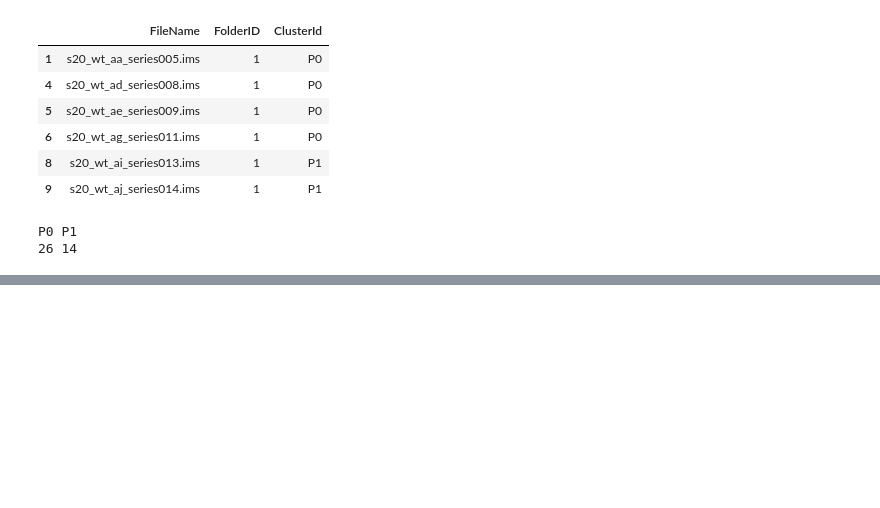
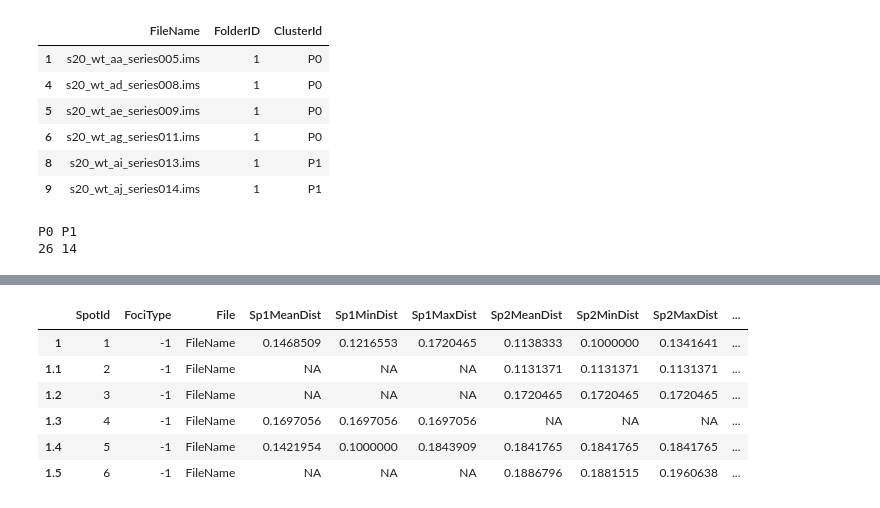
Before and after one commit to Menigedegna/Point-Pattern-Analysis, a Jupyter notebook: RNA PolII Data processing.ipynb, the cells around one changed output, grey strips where cells are left out. Saved outputs shown, nothing was run; the diff lists cells and outputs as text; code cells hidden in the pictures; blank space fills up the shorter version.

```diff
--- a/RNA PolII Data processing.ipynb
+++ b/RNA PolII Data processing.ipynb
@@ -565,22 +567,29 @@ ProcessOneSimImage<-function(MotherFolder, ImageId,ImageIdVert, FileName, MaskId
 ProcessOneFOlder<-function(HightPath, SelectedIMages, DataType){
   Result <- data.frame(matrix(,nrow=0, ncol=51)) #will contain intensities of spots (n+DAPI)
   MaskID <- 1 #I only process spots that are simulated outside of chromocenters and nucleolus
-  for (highFol in c(2))
+  for (highFol in c(1))
   #for (highFol in c(1,3,4,5))
   #for (highFol in c(2)) #folder 2 is the heaviest folder. So I am running it seperately on another pc
     {
-    #MotherFolder <- paste(HightPath, highFol,"XTSimulateRandomSpots_Result", sep="/")#for linux
-    MotherFolder <- paste(HightPath, highFol,"XTSimulateRandomSpots_Result", sep="\\")#for windows
+    #GET FILENAMES IN filename FILE CONTAINING ALL FILES AND THEIR PLODY ID
+    MotherFolder <- paste(HightPath, highFol, sep="/")#for linux
+    #MotherFolder <- paste(HightPath, highFol, sep="\\")#for windows
     AllImagesInFolder <- SelectedIMages$FileName[SelectedIMages$FolderID==highFol]
-    #FilePath<- paste(MotherFolder,"FileName.csv", sep="/")#for linux
-    FilePath<- paste(MotherFolder,"FileName.csv", sep="\\")#for windows
-    # MotherFolder<- paste(MotherFolder, "XTSimulateRandomSpots_Result", sep="\\") #for windows
+    #GET FILENAME IN PLUGIN XTSimulateRandomSpots_Result FOLDER
+    FilePath<- paste(MotherFolder,"XTSimulateRandomSpots_Result","FileName.csv", sep="/")#for linux
+    #FilePath<- paste(MotherFolder,"XTSimulateRandomSpots_Result","FileName.csv", sep="\\")#for windows
     FileName <- read.csv(file=FilePath, header = TRUE, sep = ",")
     FileNameSim <- FileName$X0
+    #GET FILENAME IN PLUGIN XTGetSurfaceVertices_Result FOLDER
+    FilePath<- paste(MotherFolder,"XTGetSurfaceVertices_Result","FileName.csv", sep="/")#for linux
+    #FilePath<- paste(MotherFolder,"XTGetSurfaceVertices_Result","FileName.csv", sep="\\")#for windows
+    FileName <- read.csv(file=FilePath, header = TRUE, sep = ",")
+    FileNameVert <- FileName$X0
     for(ImageId in AllImagesInFolder){
         if (DataType=="Simulated"){
             SimID <- match(ImageId,FileNameSim)
-            res<-ProcessOneSimImage(MotherFolder, SimID, ImageId, MaskID)
+            ImageIdVert <- match(ImageId,FileNameVert)
+            res<-ProcessOneSimImage(MotherFolder, SimID, ImageIdVert, ImageId, MaskID)
         }
         if (DataType=="Segmented"){
             ObsID <- match(ImageId,FileNameObs)
@@ -605,7 +614,9 @@ FilePath <- paste(MotherFolder, "FileNames.csv", sep="\\") #on windows
 SelectedIMages <- read.csv(file=FilePath, header = TRUE, sep = ",")
 SelectedIMages <- SelectedIMages[SelectedIMages$Nucleolusok==1, names(SelectedIMages)%in%c("FileName", "ClusterId", "FolderID")]
 # %%
-MotherFolder <- "Z:\\Result0309\\s20_Wt" #for windows
+#MotherFolder <- "Z:\\Result0309\\s20_Wt" #for windows
+MotherFolder <- paste(MotherFolder, highFol, sep="\\")#for windows
+MotherFolder <- "/home/nani/smb4k/BOTSERV4.UZH.CH/gr_ug_ext/mashen2/Result0309/s20_Wt" #for linux
+MotherFolder <- paste(MotherFolder, highFol, sep="/")#for linux
 highFol <- "1"
-MotherFolder <- paste(MotherFolder, highFol, sep="\\")#for windows
 res <- ProcessOneSimImage(MotherFolder, 1,1, "FileName", 1)
@@ -614,0 +636,10 @@ ProcessOneFOlder(MotherFolder, SelectedIMages, DataType)
+# %%
+head(res)
+# %% [output]
+|  | SpotId | FociType | File | Sp1MeanDist | Sp1MinDist | Sp1MaxDist | Sp2MeanDist | Sp2MinDist | Sp2MaxDist | ... |
+| 1 | 1 | -1 | FileName | 0.1468509 | 0.1216553 | 0.1720465 | 0.1138333 | 0.1000000 | 0.1341641 | ... |
+| 1.1 | 2 | -1 | FileName | NA | NA | NA | 0.1131371 | 0.1131371 | 0.1131371 | ... |
+| 1.2 | 3 | -1 | FileName | NA | NA | NA | 0.1720465 | 0.1720465 | 0.1720465 | ... |
+| 1.3 | 4 | -1 | FileName | 0.1697056 | 0.1697056 | 0.1697056 | NA | NA | NA | ... |
+| 1.4 | 5 | -1 | FileName | 0.1421954 | 0.1000000 | 0.1843909 | 0.1841765 | 0.1841765 | 0.1841765 | ... |
+| 1.5 | 6 | -1 | FileName | NA | NA | NA | 0.1886796 | 0.1881515 | 0.1960638 | ... |
```
Also changed, not shown: parts of 6 cells of this notebook.
